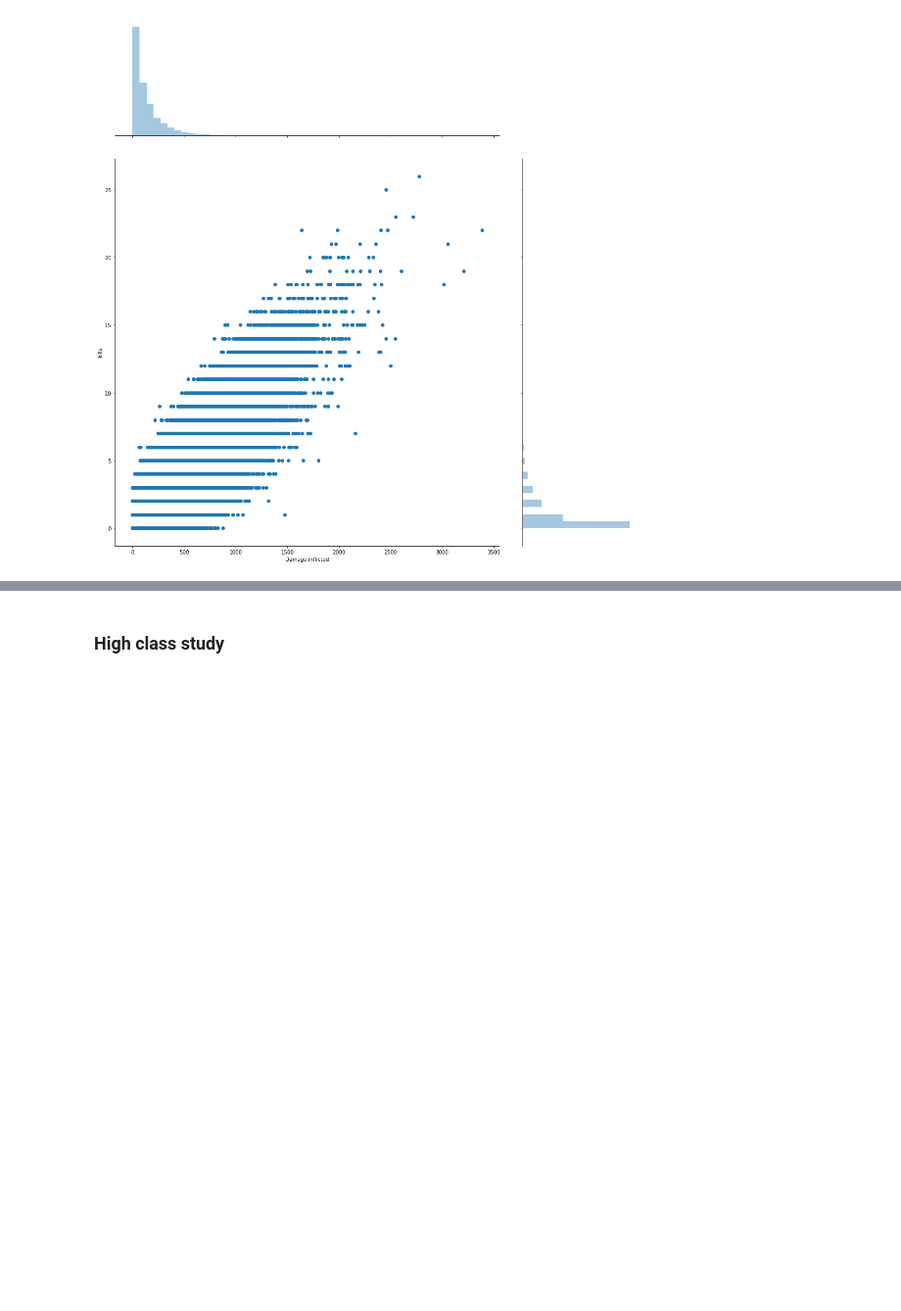
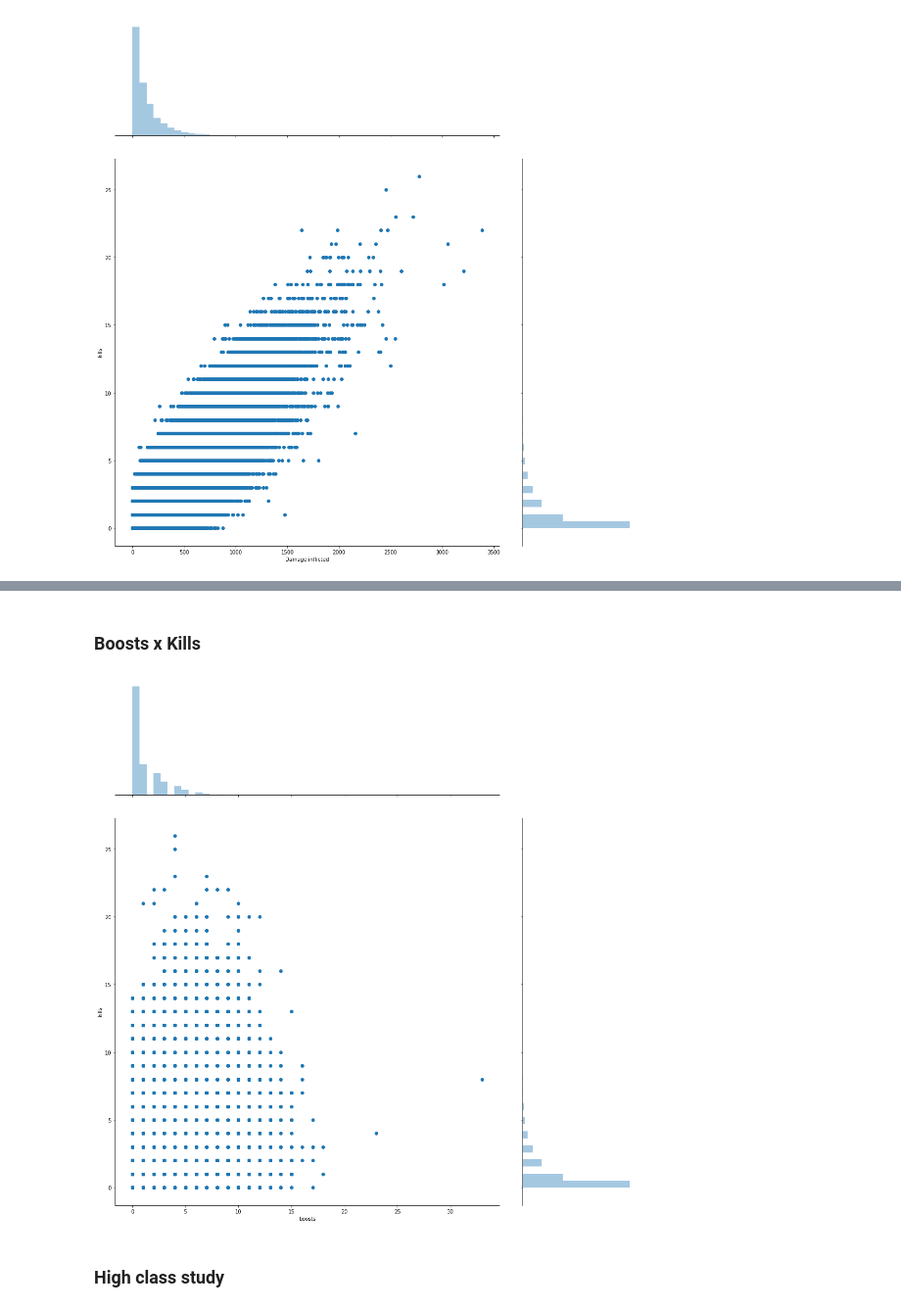
Before and after one commit to Villone96/PUBG-finish-placement-prediction, a Jupyter notebook: code/Advance_Machine_Learning_code.ipynb, the cells around one changed output, grey strips where cells are left out. Shown at 98% size. Drawn from its saved outputs; the diff is of its cells as text; code cells hidden in the pictures; blank space fills up the shorter version.

```diff
--- a/code/Advance_Machine_Learning_code.ipynb
+++ b/code/Advance_Machine_Learning_code.ipynb
@@ -240,3 +258,9 @@ print_sns_join_plot("damageDealt", "kills", typology_data)
+# %% [markdown]
+### Boosts x Kills
+# %%
+print_sns_join_plot("boosts", "kills", typology_data)
+# %% [output]
+[figure, added]
 # %% [markdown]
 ### High class study
 # %%
```
Also changed, not shown: parts of 12 cells of this notebook.
